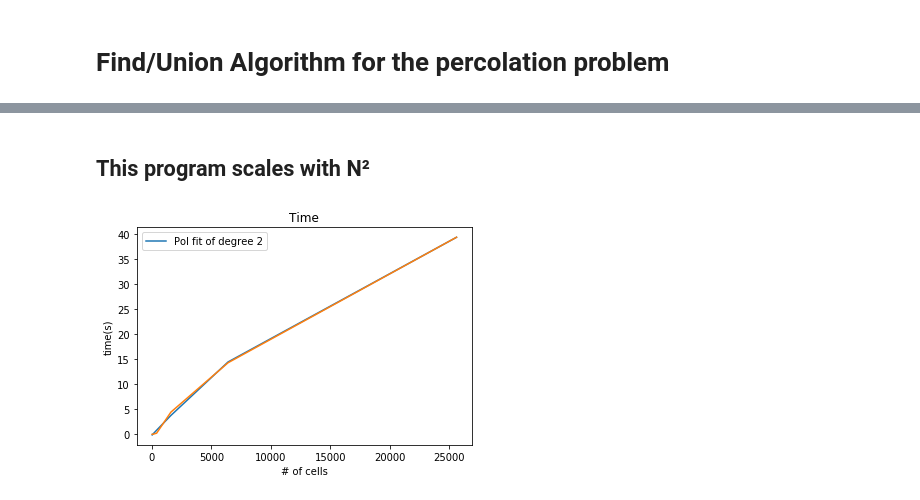
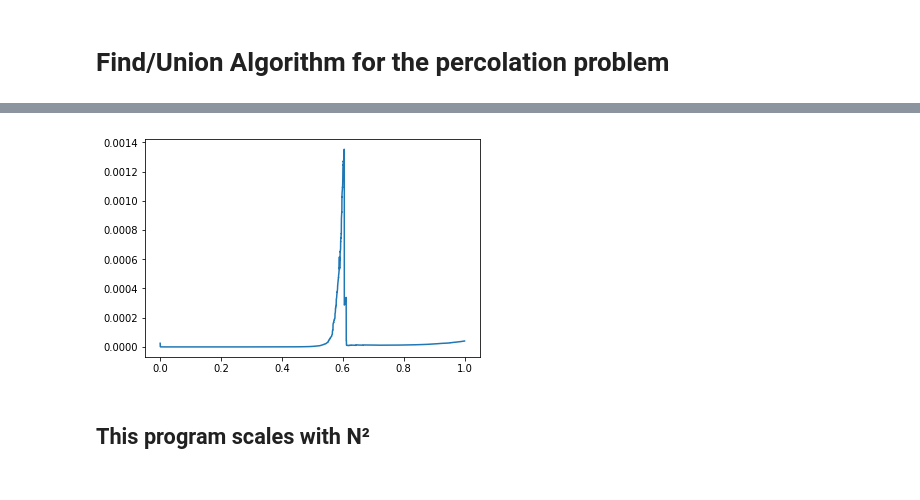
Before and after one commit to nahumsa/Micro_Percolation, a Jupyter notebook: Clusterfinder.ipynb, the cells around one changed output, grey strips where cells are left out. Saved outputs shown, nothing was run; the diff lists cells and outputs as text; code cells hidden in the pictures.

```diff
--- a/Clusterfinder.ipynb
+++ b/Clusterfinder.ipynb
@@ -174,17 +296,7 @@ Wall time: 39.4 s
+# %%
+plt.plot(p,b.x2_cluster)
+plt.show()
+# %% [output]
+[figure, added]
 # %% [markdown]
 ## This program scales with N²
-# %%
-n = [5.,10.,20.,40.,80.,160.]
-n_2 = [i**2 for i in n]
-t = [2.86e-3,13.5e-3,216e-3,4.43, 14.3, 39.4]
-deg = 2
-p = np.poly1d(np.polyfit(n_2,t,deg))
-plt.plot(n_2, p(n_2), label = "Pol fit of degree %i" % deg)
-plt.plot(n_2,t)
-plt.title('Time')
-plt.xlabel('# of cells')
-plt.ylabel('time(s)')
-plt.legend()
-plt.show()
-# %% [output]
-[figure, removed]
```
Also changed, not shown: parts of 13 cells of this notebook.
